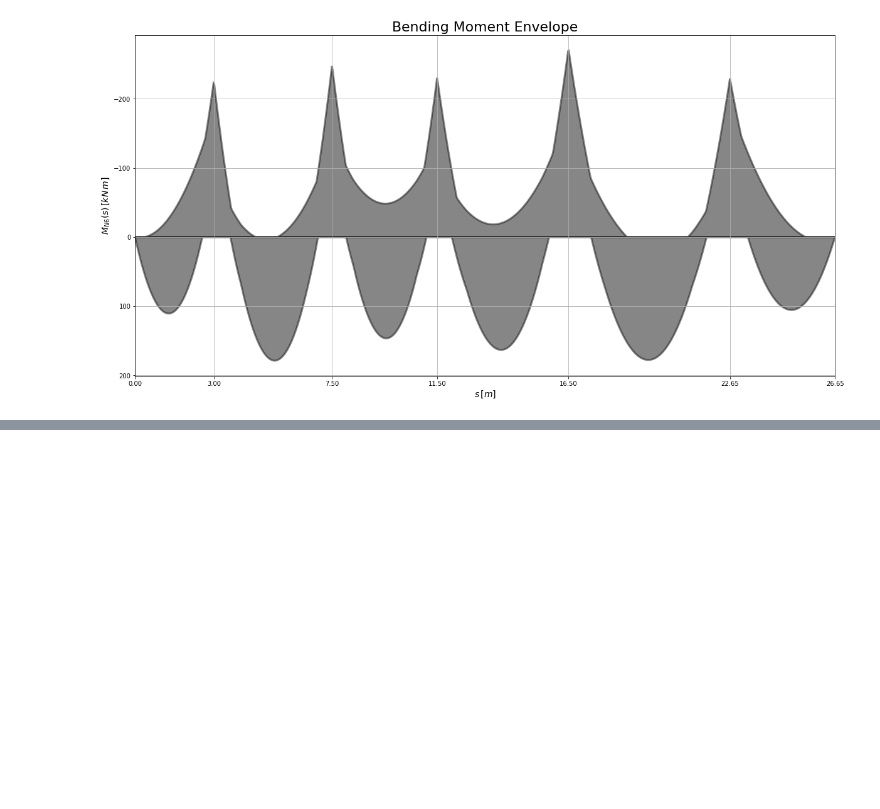
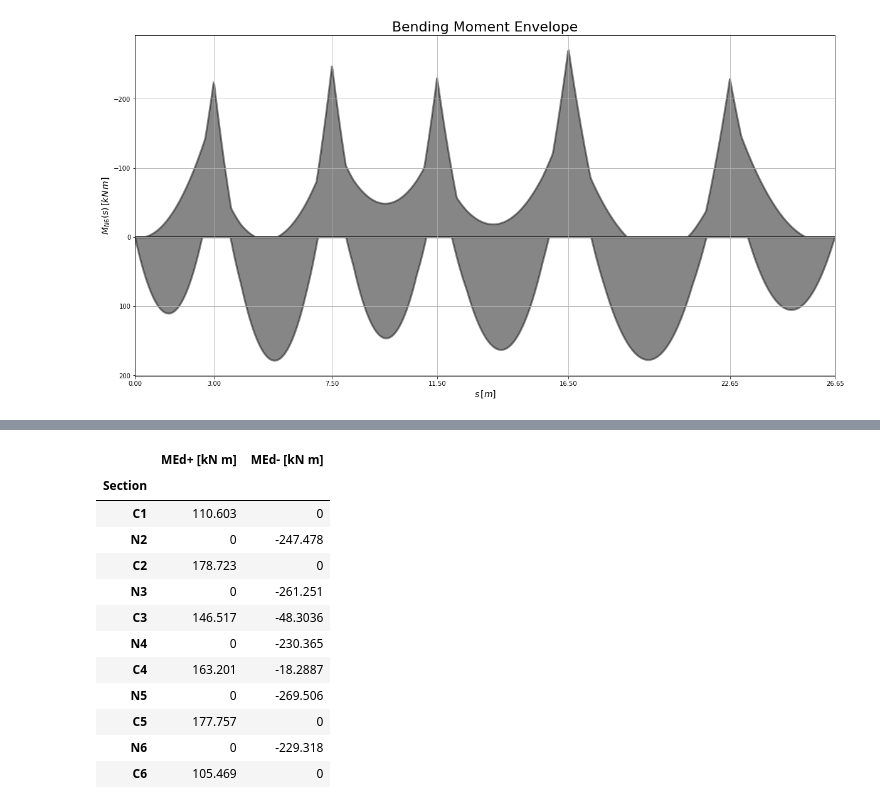
Before and after one commit to akaanzo/structural-safety, a Jupyter notebook: sol.ipynb, the cells around one changed output, grey strips where cells are left out. Saved outputs shown, nothing was run; the diff lists cells and outputs as text; code cells hidden in the pictures; blank space fills up the shorter version.

```diff
--- a/sol.ipynb
+++ b/sol.ipynb
@@ -729,0 +794,33 @@ plt.show()
+# %%
+MEd = pd.DataFrame([
+    ['Section','MEd+ [kN m]', 'MEd- [kN m]'],
+    ['C1', MC1max, 0],
+    ['N2', 0, MN2min],
+    ['C2', MC2max, MC2min],
+    ['N3', 0, MN3min],
+    ['C3', MC3max, MC3min],
+    ['N4', 0, MN4min],
+    ['C4', MC4max, MC4min],
+    ['N5', 0, MN5min],
+    ['C5', MC5max, MC5min],
+    ['N6', 0, MN6min],
+    ['C6', MC6max, 0],
+])
+MEd.columns = MEd.iloc[0]
+MEd = MEd.drop([0])
+MEd = MEd.set_index('Section')
+MEd
+# %% [output]
+|  | MEd+ [kN m] | MEd- [kN m] |
+| Section |  |  |
+| C1 | 110.603 | 0 |
+| N2 | 0 | -247.478 |
+| C2 | 178.723 | 0 |
+| N3 | 0 | -261.251 |
+| C3 | 146.517 | -48.3036 |
+| N4 | 0 | -230.365 |
+| C4 | 163.201 | -18.2887 |
+| N5 | 0 | -269.506 |
+| C5 | 177.757 | 0 |
+| N6 | 0 | -229.318 |
+| C6 | 105.469 | 0 |
```
Also changed, not shown: parts of 3 cells of this notebook.
